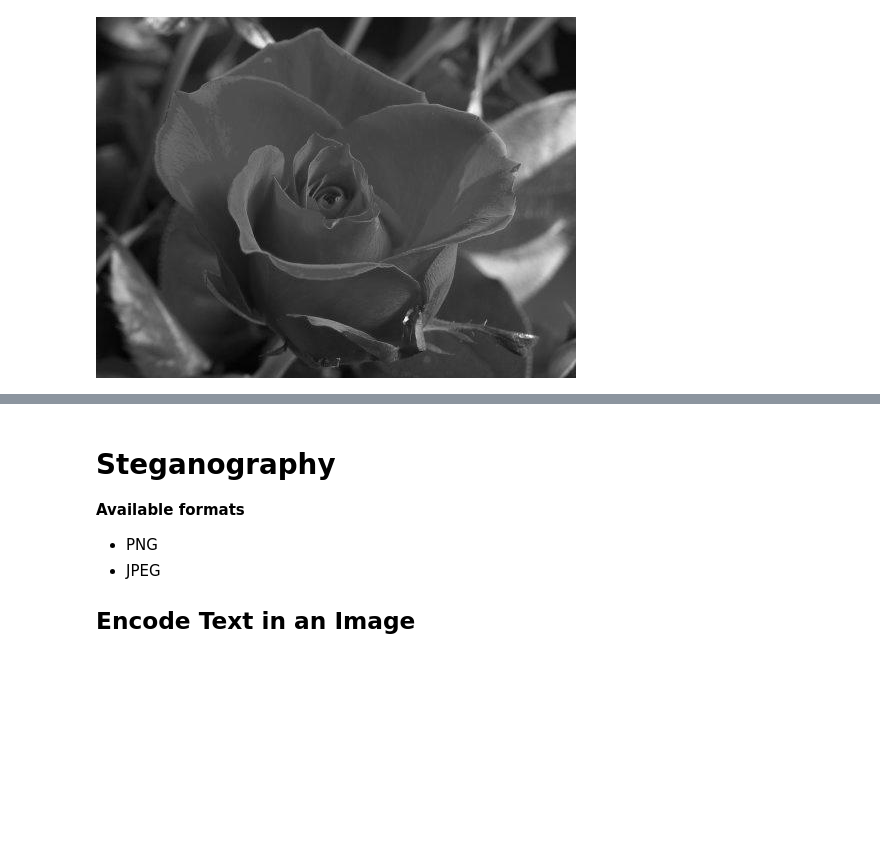
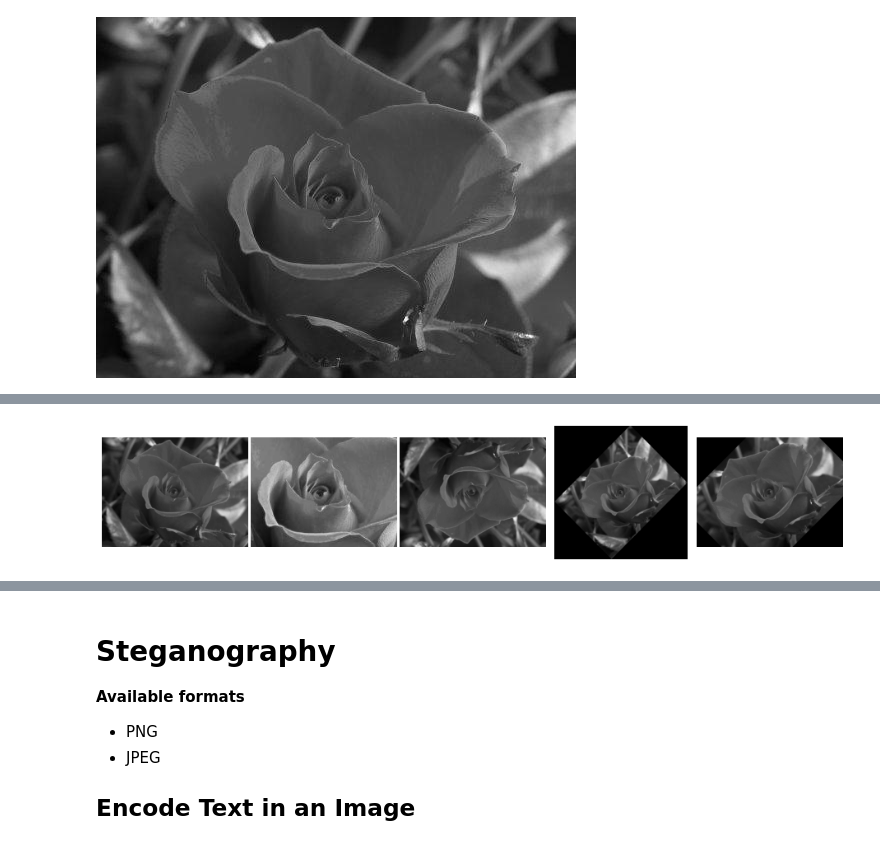
Before and after one commit to sebastienmascha/data-science-webapp-steganography, a Jupyter notebook: backend/app/app/notebooks/Python3_8.ipynb, the cells around one changed output, grey strips where cells are left out. Saved outputs shown, nothing was run; the diff lists cells and outputs as text; code cells hidden in the pictures; blank space fills up the shorter version.

```diff
--- a/backend/app/app/notebooks/Python3_8.ipynb
+++ b/backend/app/app/notebooks/Python3_8.ipynb
@@ -159,5 +163,7 @@ st_processing.image_manipulation("image_grayscale.jpg")
 # %%
 # Geometrical transformations
-st_processing.geo_transfomation(TEST_PHOTO)
+st_processing.geo_transfomation(TEST_PHOTO_GRAYSCALE)
+# %% [output]
+[figure, added]
 # %%
 # Blurring
```
Also changed, not shown: parts of 8 cells of this notebook, 4 other files.
